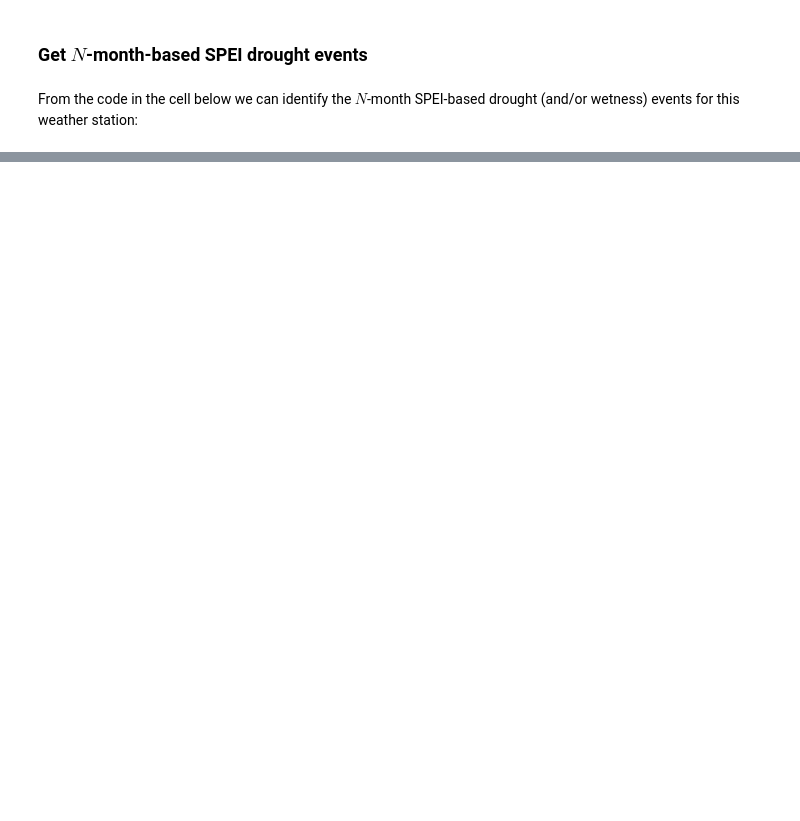
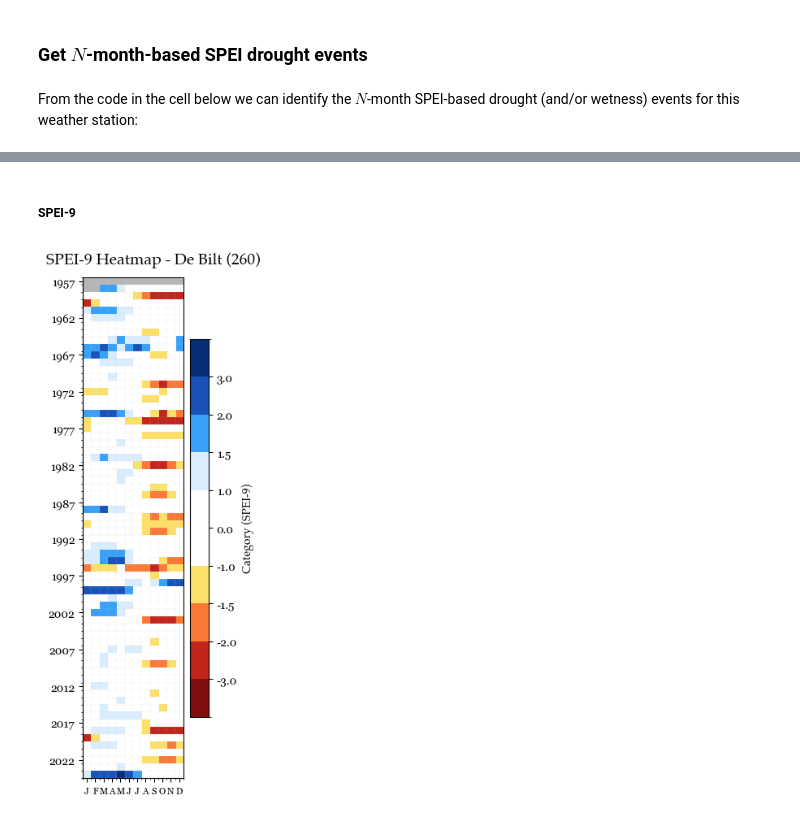
Before and after one commit to tomrooijakkers/data-science-portfolio, a Jupyter notebook: knmi-weather/03-knmi_drought_analysis.ipynb, the cells around one changed output, grey strips where cells are left out. Cells and saved outputs as stored; diff of their text form; code cells hidden in the pictures; blank space fills up the shorter version.

```diff
--- a/knmi-weather/03-knmi_drought_analysis.ipynb
+++ b/knmi-weather/03-knmi_drought_analysis.ipynb
@@ -2271,0 +2339,10 @@ plt.show()
+# %% [markdown]
+##### SPEI-9
+# %%
+# Generate the heatmap plot
+ax = generate_spei_heatmap_plot(new_stn, 9)
+
+# Show the plot
+plt.show()
+# %% [output]
+[figure, added]
```
Also changed, not shown: parts of 76 cells of this notebook, 3 other files.
